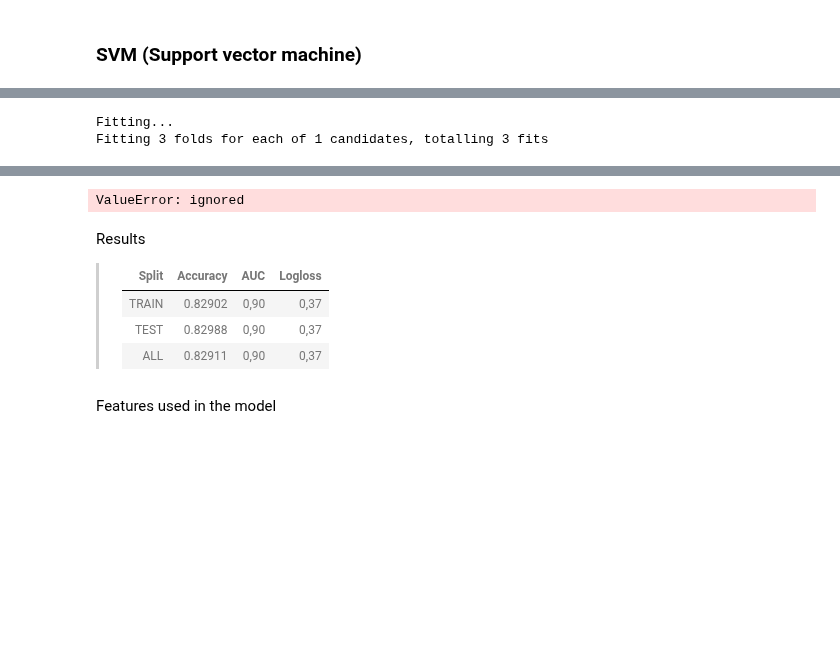
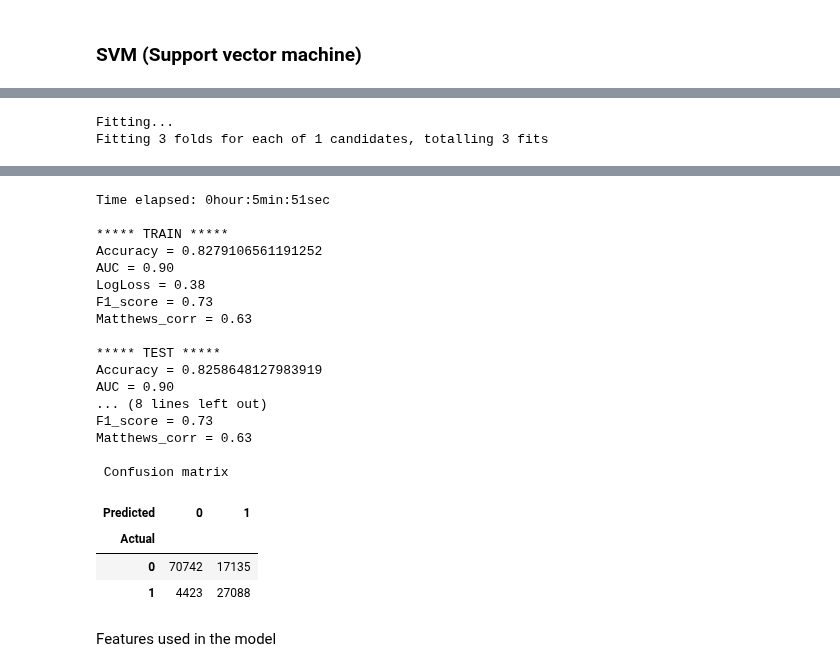
Before and after one commit to alejandromanas/GoogleColab_public, a Jupyter notebook: bookings/code/bookings.ipynb, the cells around one changed output, grey strips where cells are left out. Drawn from its saved outputs; the diff is of its cells as text; code cells hidden in the pictures; blank space fills up the shorter version.

```diff
--- a/bookings/code/bookings.ipynb
+++ b/bookings/code/bookings.ipynb
@@ -450,0 +477,4 @@ XGBoost is an algorithm that has recently been dominating applied machine learni
+# %%
+from sklearn import svm
+clf = svm.SVC()
+clf.fit(X, y)
@@ -451,11 +498,10 @@ XGBoost is an algorithm that has recently been dominating applied machine learni
 # %%
 ### Function
+import xgboost as xgb
+from xgboost import XGBClassifier
 ### XG Boosting with stratified CV and GridSearch
 
 def XGBC_Boss(X,Y,params):
-
-  # time
-  _start_time = time.time()
 
   tic()
 
@@ -485,23 +531,11 @@ def XGBC_Boss(X,Y,params):
 
   model_result_xgboost = grid_solver.fit(X_train,y_train)
 
-  print('Best parameters: ',model_result_xgboost.best_estimator_)
+ # print('Best parameters: ',model_result_xgboost.best_estimator_)
 
   # return predictions
   Y_pred = pd.Series(model_result_xgboost.predict(X_train))
   Y_prob= model_result_xgboost.predict_proba(X_train)
-
-  # Metrics
-
-  print('***** RESULTS ***** \n***** TRAIN *****')
-  clf_metrics(X_train,y_train,model_result_xgboost)
-
-  print('***** TEST *****')
-  clf_metrics(X_test,y_test,model_result_xgboost)
-
-  print('***** ALL DATA *****')
-  Y_pd = pd.DataFrame(Y_array)
-  y_pred,y_prob=clf_metrics(X,Y,model_result_xgboost)
 
   tac() # time elapsed
 
@@ -527,7 +561,21 @@ params={'base_score': [0.8],
          'scale_pos_weight': [1],
          'subsample': [0.9]}
 
-Y_pred,Y_prob,model_result_xgboost=XGBC_Boss(X,Y,params)
+Y_pred,Y_prob,model_result_xgboost=XGBC_Boss(X,y,params)
+
+# print metrics
+
+print('\n***** TRAIN *****')
+y_pred_train,y_prob_train=clf_metrics(X_train,y_train,model_result_xgboost)
+
+print('\n***** TEST *****')
+y_pred_test,y_prob_test=clf_metrics(X_test,y_test,model_result_xgboost)
+
+print('\n***** ALL DATA *****')
+y_pred_all,y_prob_all=clf_metrics(X,y,model_result_xgboost)
+
+print('\n Confusion matrix')
+pd.crosstab(y_pred_all, y, rownames=['Actual'], colnames=['Predicted'])
 # %% [output]
 Fitting...
 Fitting 3 folds for each of 1 candidates, totalling 3 fits
@@ -536,12 +584,24 @@ Fitting 3 folds for each of 1 candidates, totalling 3 fits
-ValueError: ignored
+Time elapsed: 0hour:5min:51sec
+
+***** TRAIN *****
+Accuracy = 0.8279106561191252
+AUC = 0.90
+LogLoss = 0.38
+F1_score = 0.73
+Matthews_corr = 0.63
+
+***** TEST *****
+Accuracy = 0.8258648127983919
+AUC = 0.90
+... (8 lines left out)
+F1_score = 0.73
+Matthews_corr = 0.63
+
+ Confusion matrix
+| Predicted | 0 | 1 |
+| Actual |  |  |
+| 0 | 70742 | 17135 |
+| 1 | 4423 | 27088 |
-# %% [markdown]
-Results
-
->Split | Accuracy |  AUC |  Logloss
->--- | --- | --- | ---
->TRAIN | 0.82902 | 0,90 | 0,37
->TEST | 0.82988 | 0,90 | 0,37
->ALL | 0.82911 | 0,90 | 0,37
 # %% [markdown]
 Features used in the model
 # %%
```
Also changed, not shown: parts of 12 cells of this notebook.
